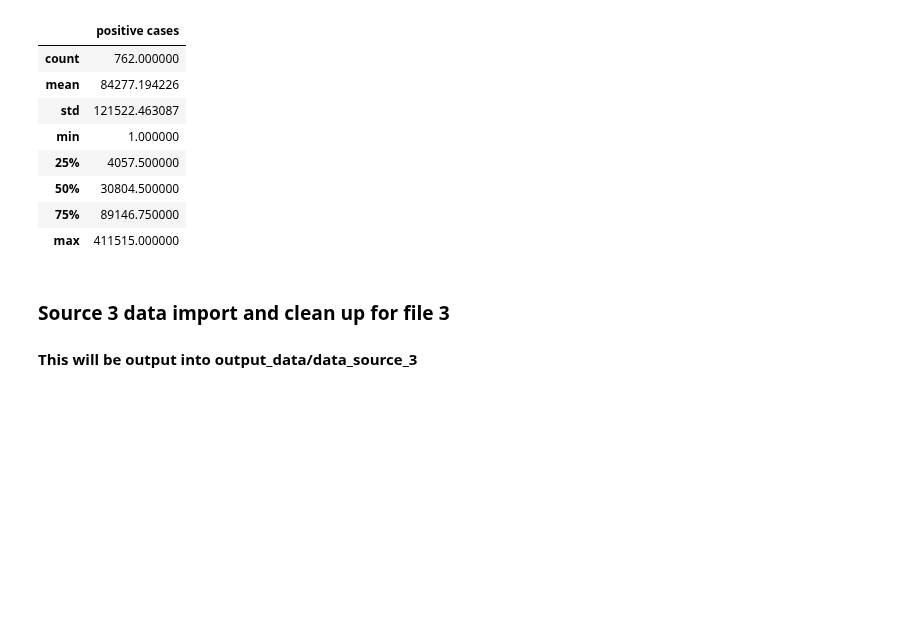
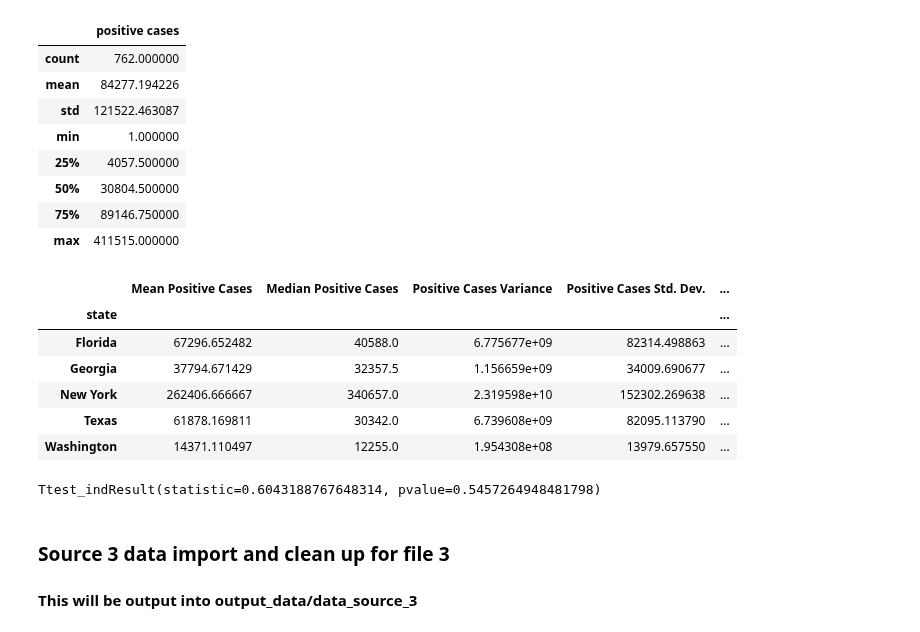
Before and after one commit to Emily-Keymon/Group-Project, a Jupyter notebook: Covid-19 Data Exploration and Cleanup.ipynb, the cells around one changed output. Drawn from its saved outputs; the diff is of its cells as text; code cells hidden in the pictures; blank space fills up the shorter version.

```diff
--- a/Covid-19 Data Exploration and Cleanup.ipynb
+++ b/Covid-19 Data Exploration and Cleanup.ipynb
@@ -473,6 +499,33 @@ data_source_2.describe()
 # %%
 # Save to CSV file
 data_source_2.to_csv('output_data/data_source_2.csv')
+# %%
+mean = data_source_2.groupby('state').mean()['positive cases']
+median = data_source_2.groupby('state').median()['positive cases']
+variance = data_source_2.groupby('state').var()['positive cases']
+sds = data_source_2.groupby('state').std()['positive cases']
+sems = data_source_2.groupby('state').sem()['positive cases']
+summary_table_2 = pd.DataFrame({"Mean Positive Cases":mean,
+                              "Median Positive Cases":median,
+                              "Positive Cases Variance":variance,
+                              "Positive Cases Std. Dev.":sds,
+                              "Positive Cases Std. Err.":sems})
+summary_table_2
+# %% [output]
+|  | Mean Positive Cases | Median Positive Cases | Positive Cases Variance | Positive Cases Std. Dev. | ... |
+| state |  |  |  |  | ... |
+| Florida | 67296.652482 | 40588.0 | 6.775677e+09 | 82314.498863 | ... |
+| Georgia | 37794.671429 | 32357.5 | 1.156659e+09 | 34009.690677 | ... |
+| New York | 262406.666667 | 340657.0 | 2.319598e+10 | 152302.269638 | ... |
+| Texas | 61878.169811 | 30342.0 | 6.739608e+09 | 82095.113790 | ... |
+| Washington | 14371.110497 | 12255.0 | 1.954308e+08 | 13979.657550 | ... |
+# %%
+# Determine pvalue for Source #1 vs Source #2
+# A large t-score tells you that groups are different
+# A small t-score tells you that the groups are similar
+scipy.stats.ttest_ind(state_name_df['positive cases'], data_source_2['positive cases'], equal_var=False)
+# %% [output]
+Ttest_indResult(statistic=0.6043188767648314, pvalue=0.5457264948481798)
 # %% [markdown]
 ### Source 3 data import and clean up for file 3
 #### This will be output into output_data/data_source_3
```
Also changed, not shown: parts of 16 cells of this notebook.
